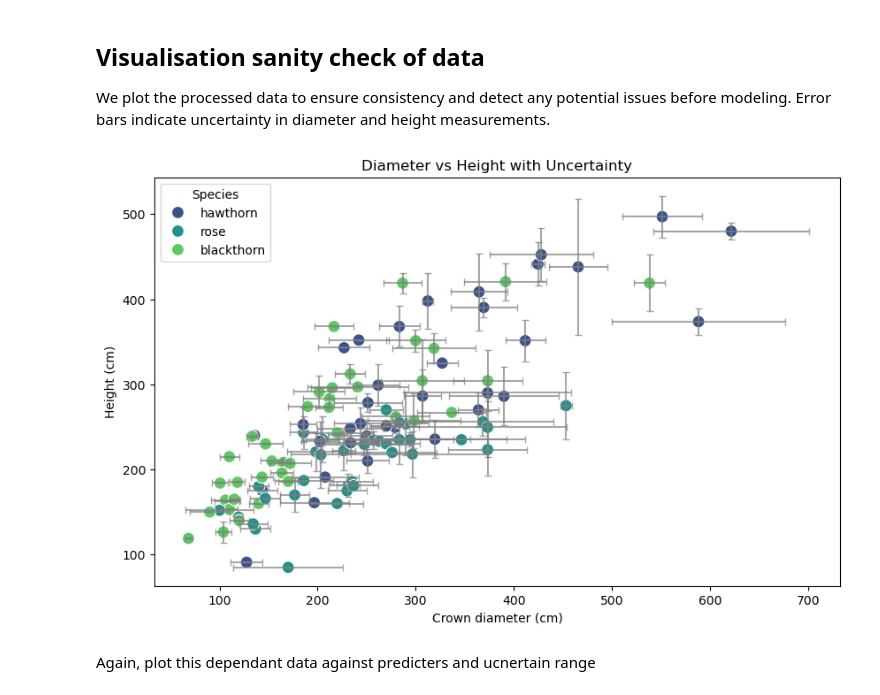
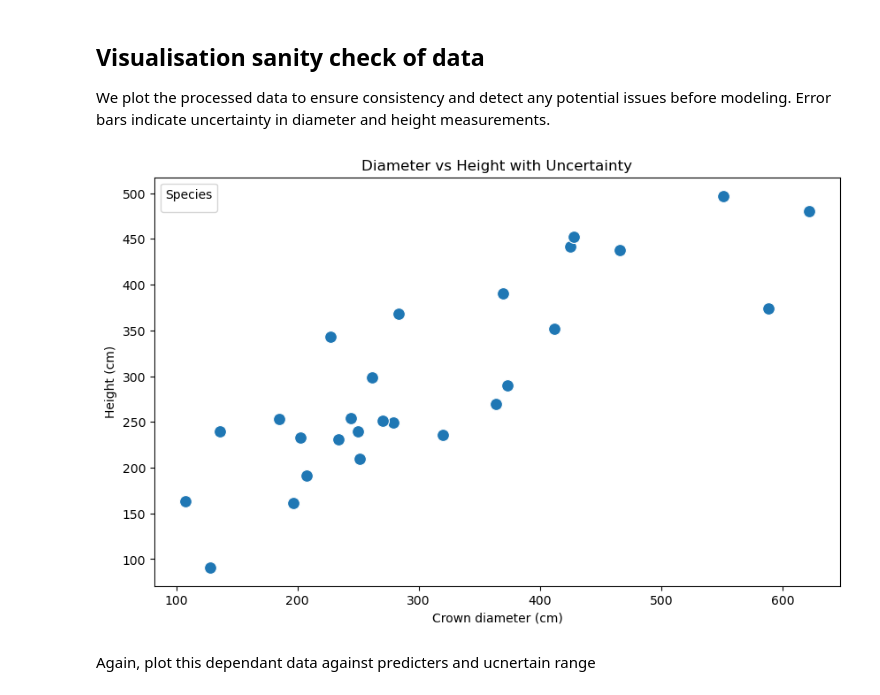
Before and after one commit to douglask3/BRAMBLE, a Jupyter notebook: development_notebook.ipynb, the cells around one changed output. Saved outputs shown, nothing was run; the diff lists cells and outputs as text; code cells hidden in the pictures.

```diff
--- a/development_notebook.ipynb
+++ b/development_notebook.ipynb
@@ -104,5 +104,6 @@ This step loads the dataset in `file`. The example file contains upto three meas
 # %%
 file = 'data/SH_allometry_2023.csv'
 file_wet = 'data/SH_allometry_wet.csv'
+file = 'data/shrewberry_hill.csv'
 # %%
 df = pd.read_csv(file)
@@ -110,8 +111,6 @@ df_wet = pd.read_csv(file_wet)
 # %%
-df['height'] = df[['h1', 'h2', 'h3']].mean(axis=1)
-df['h_std'] = df[['h1', 'h2', 'h3']].std(axis=1)
-df['diameter'] = df[['d1', 'd2', 'd3']].mean(axis=1)
-df['d_std'] = df[['d1', 'd2', 'd3']].std(axis=1)
+df['height'] = df['Height mean (cm)']
+df['diameter'] = df['Diameter mean (cm)']
 # %% [markdown]
 ### Generating Simulated Data for Testing
 To validate our model, we generate synthetic biomass data based on an assumed relationship. This step enables us to compare the model's predictions with control values. Once we have data, this can be replaced with actual biomass
@@ -120,7 +119,7 @@ import numpy as np
 #np.array(['yay', 'wow', 'yay']).unique
 # %%
 # Step 1: Identify unique species and assign random parameters
-unique_species = df['species'].unique()
+unique_species = ['Hawthorn']
 species_params = {'betas': {}, 'beta0': {}}
 
 for species in unique_species:
@@ -134,42 +133,31 @@ allometry_model = BRAMBLE(species_params)
 
 # Step 3: Prepare input arrays for prediction
 X = df[['height', 'diameter']].values/100.0  # Predictor variables (height and diameter)
-species = df['species'].values       # Species labels
-species_idx = df['species'].apply(lambda x: np.where(unique_species == x)[0][0]).values
-
-# Step 4: Generate fake biomass predictions using the multi-species prediction method
-Y_fake = allometry_model.predict_multi_species(X, species, apply_exp_transform=True)
-
-# Step 5: Add random noise to simulate measurement error
-Y_fake += np.random.lognormal(mean=0.0, sigma=1.0, size=Y_fake.shape)
-
-# Step 6: Add the generated fake data to the DataFrame
-df['Y_fake'] = Y_fake
 # %% [markdown]
 ## Visualisation sanity check of data
 We plot the processed data to ensure consistency and detect any potential issues before modeling. Error bars indicate uncertainty in diameter and height measurements.
 # %%
 
 # Create a scatter plot with error bars, colored by species
 plt.figure(figsize=(10, 6))
 
 # Plot each species with Seaborn's scatterplot for automatic color assignment
-sns.scatterplot(data=df, x='diameter', y='height', hue='species', palette='viridis', s=100)
+sns.scatterplot(data=df, x='diameter', y='height', palette='viridis', s=100)
 
 # Add error bars using plt.errorbar, looping through each unique species for proper color assignment
 for _, row in df.iterrows():
     plt.errorbar(row['diameter'], row['height'],
-                 xerr=row['d_std'], yerr=row['h_std'],
+               #  xerr=row['d_std'], yerr=row['h_std'],
                  fmt='', ecolor='gray', capsize=3, alpha=0.7)
 
 # Labels and title
 plt.xlabel('Crown diameter (cm)')
 plt.ylabel('Height (cm)')
 plt.title('Diameter vs Height with Uncertainty')
 plt.legend(title='Species')
 plt.show()
 # %% [output]
-[figure, old version]
+[figure, new version]
 # %% [markdown]
 Again, plot this dependant data against predicters and ucnertain range
 # %%
```
Also changed, not shown: parts of 17 cells of this notebook.
